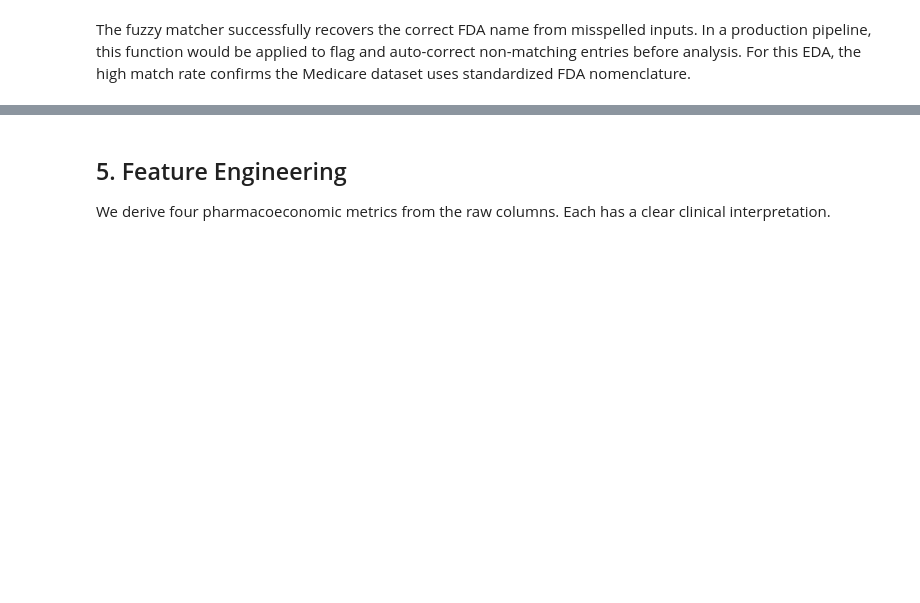
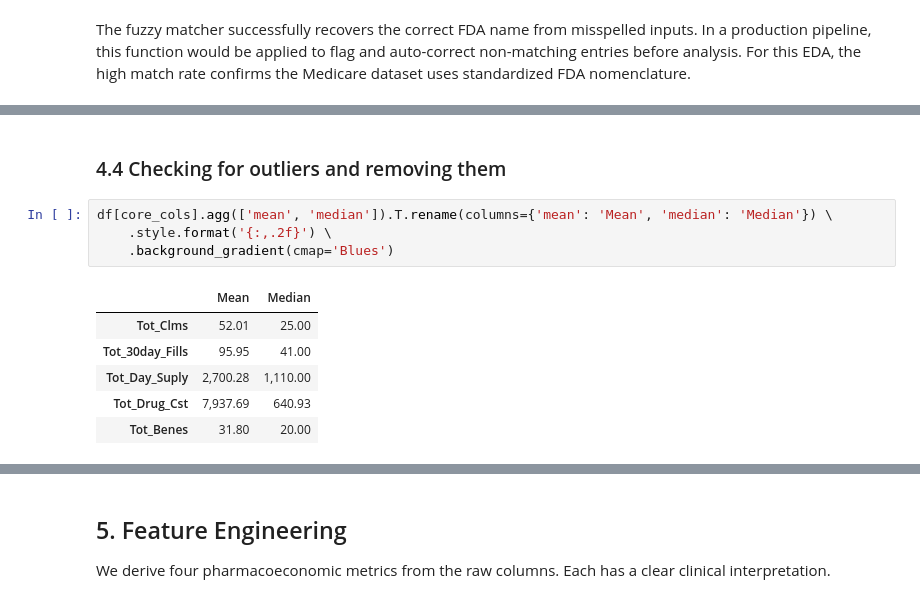
Before and after one commit to M-Nadeem-B/EDA_Medicare_part_D, a Jupyter notebook: EDA_Medicare.ipynb, the cells around one changed output, grey strips where cells are left out. Saved outputs shown, nothing was run; the diff lists cells and outputs as text; blank space fills up the shorter version.

```diff
--- a/EDA_Medicare.ipynb
+++ b/EDA_Medicare.ipynb
@@ -387,0 +310,13 @@ The fuzzy matcher successfully recovers the correct FDA name from misspelled inp
+# %% [markdown]
+### 4.4 Checking for outliers and removing them
+# %%
+df[core_cols].agg(['mean', 'median']).T.rename(columns={'mean': 'Mean', 'median': 'Median'}) \
+    .style.format('{:,.2f}') \
+    .background_gradient(cmap='Blues')
+# %% [output]
+|  | Mean | Median |
+| Tot_Clms | 52.01 | 25.00 |
+| Tot_30day_Fills | 95.95 | 41.00 |
+| Tot_Day_Suply | 2,700.28 | 1,110.00 |
+| Tot_Drug_Cst | 7,937.69 | 640.93 |
+| Tot_Benes | 31.80 | 20.00 |
```
Also changed, not shown: parts of 19 cells of this notebook.
